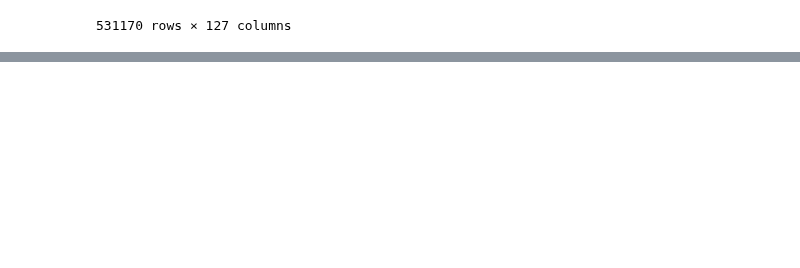
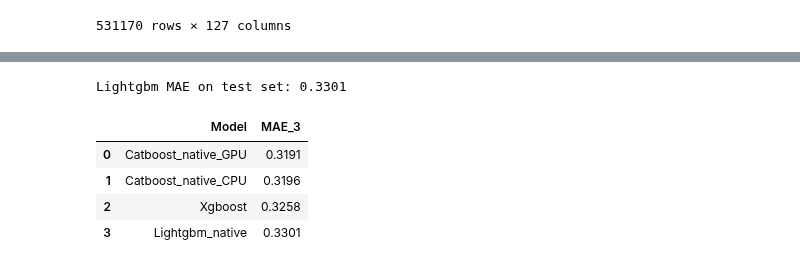
Before and after one commit to teodor-georgiev/Online-Retailer-Analysis-2014, a Jupyter notebook: 4. Encoding.ipynb, the cells around one changed output, grey strips where cells are left out. Drawn from its saved outputs; the diff is of its cells as text; code cells hidden in the pictures; blank space fills up the shorter version.

```diff
--- a/4. Encoding.ipynb
+++ b/4. Encoding.ipynb
@@ -320,0 +278,5 @@ df
+# %%
+# Split the data into train and test sets
+df_train,df_test, df_valid = Model.split_data(False)
+# Encode the categorical variables using leave-one-out encoding
+df_train_encoded,df_test_encoded,encoder = Model.LOE_Encoder(df_train,df_test, cat_cols,0.1,True)
@@ -392,0 +378,20 @@ Model.get_feature_importance(xgb_model,df_train_encoded)[:10]
+# %%
+lightgbm_params = { "learning_rate":0.15, "n_estimators":150, "objective":"binary","random_state":42, "colsample_bytree" : 0.8}
+lightgbm_model, lightgbm_Y_pred, lightgbm_mae, lightgbm_Y_pred_prob = Model.lightgmb(df_train, df_test, lightgbm_params, 0,cat_cols)
+print("Lightgbm MAE on test set:", lightgbm_mae)
+# %% [output]
+Lightgbm MAE on test set: 0.3301
+# %%
+mae_dict_1 = {"Catboost_native_CPU":catboost_mae_cpu,"Catboost_native_GPU":catboost_mae_gpu,"Xgboost":xgb_mae,"Lightgbm_native":lightgbm_mae}
+model_results_1 = pd.DataFrame(mae_dict_1,index=["MAE_3"]).round(4)
+model_results_1.sort_values(by="MAE_3",ascending=True,inplace=True,axis=1)
+model_results_1 = model_results_1.transpose()
+model_results_1.index.set_names(["Model"],inplace=True)
+model_results_1.reset_index(inplace=True)
+model_results_1
+# %% [output]
+|  | Model | MAE_3 |
+| 0 | Catboost_native_GPU | 0.3191 |
+| 1 | Catboost_native_CPU | 0.3196 |
+| 2 | Xgboost | 0.3258 |
+| 3 | Lightgbm_native | 0.3301 |
```
Also changed, not shown: parts of 26 cells of this notebook.
